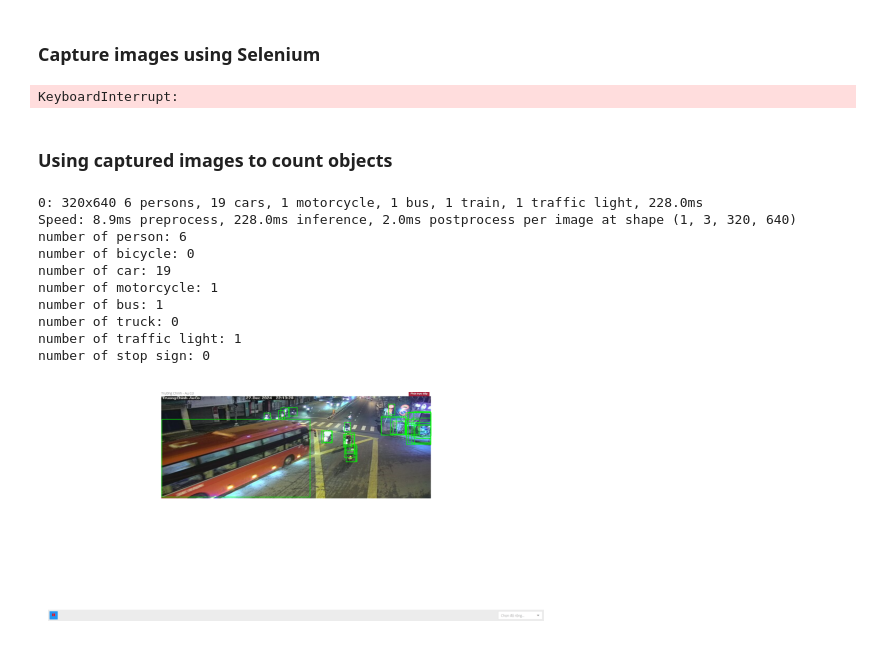
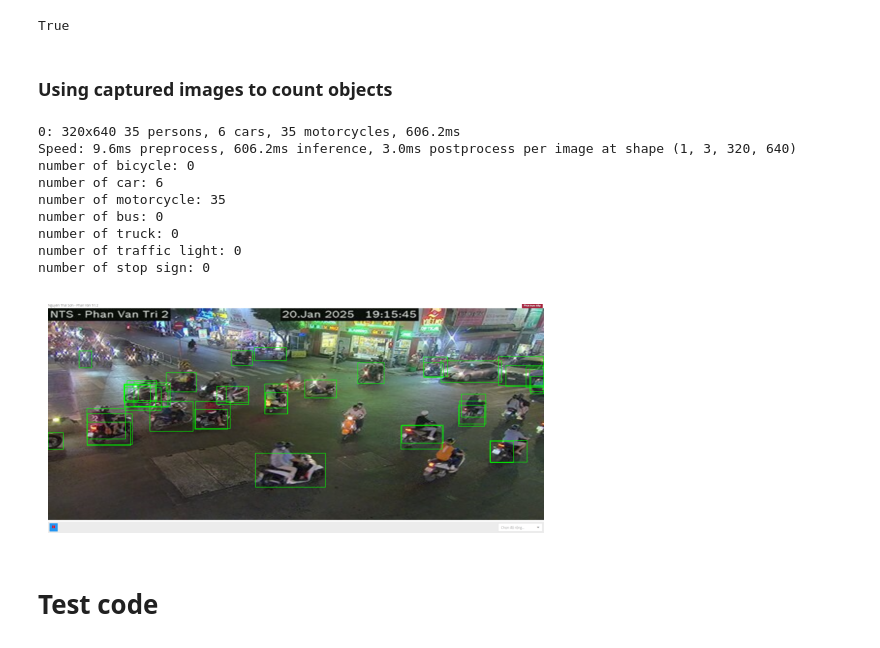
Before and after one commit to mjngxwnj/Kafka_Basic, a Jupyter notebook: test_yolov8.ipynb, the cells around one changed output. Drawn from its saved outputs; the diff is of its cells as text; code cells hidden in the pictures.

```diff
--- a/test_yolov8.ipynb
+++ b/test_yolov8.ipynb
@@ -1,18 +0,0 @@
-# %% [markdown]
-### Capture images using Selenium
-# %%
-from selenium import webdriver
-
-CAMERA_TRUONGCHINH_AUCO_STREET = "http://giaothong.hochiminhcity.gov.vn/expandcameraplayer/?camId=56df807bc062921100c143da&camLocation=Tr%C6%B0%E1%BB%9Dng%20Chinh%20-%20%C3%82u%20C%C6%A1&camMode=camera&videoUrl=https://d2zihajmogu5jn.cloudfront.net/bipbop-advanced/bipbop_16x9_variant.m3u8"
-def screen_shot():
-    options = webdriver.ChromeOptions()
-    options.add_argument("--headless")
-    driver = webdriver.Chrome(options = options)
-
-    driver.get(CAMERA_TRUONGCHINH_AUCO_STREET)
-    driver.set_window_size(1920, 1080)
-    driver.save_screenshot("cam.png")
-
-screen_shot()
-# %% [output]
-KeyboardInterrupt:
@@ -19,3 +11,9 @@ KeyboardInterrupt:
+# %%
+driver.get(CAMERA_NGUYENTHAISON_PHANVANTRI2_STREET)
+driver.set_window_size(1920, 1080)
+driver.save_screenshot("cam.png")
+# %% [output]
+True
 # %% [markdown]
 ### Using captured images to count objects
 # %%
@@ -24,51 +22,52 @@ from ultralytics import YOLO
 import matplotlib.pyplot as plt
 
 #use yolov8 model
-model = YOLO("yolov8n.pt")
+model = YOLO("yolov8s.pt")
 
 #count vehicle
 def count_vehicle():
     #set of vehicle count
-    vehicle_count = {'person': 0, 'bicycle': 0, 'car': 0, 'motorcycle': 0,
+    vehicle_count = {'bicycle': 0, 'car': 0, 'motorcycle': 0,
                      'bus': 0, 'truck': 0, 'traffic light': 0, 'stop sign': 0}
 
     #mapping with each vehicle id
-    mapping = {0: 'person', 1: 'bicycle', 2: 'car', 3: 'motorcycle',
+    mapping = {1: 'bicycle', 2: 'car', 3: 'motorcycle',
                 5: 'bus', 7: 'truck', 9: 'traffic light', 11: 'stop sign'}
 
     img = cv2.imread("cam.png")
 
-    results = model(img, conf = 0.05)
+    results = model(img, conf = 0.1)
     results = results[0]
 
     #names of each vehicle
     vehicle_names = results.names
 
     for box in results.boxes:
         class_id = int(box.cls)
         if class_id in mapping:
             vehicle_count[mapping[class_id]] += 1
 
             x1, y1, x2, y2 = map(int, box.xyxy[0])
             cv2.rectangle(img, (x1, y1), (x2, y2), (0, 255, 0), 2)
 
     for vehicle, cnt in vehicle_count.items():
         print(f"number of {vehicle}: {cnt}")
 
     plt.imshow(cv2.cvtColor(img, cv2.COLOR_BGR2RGB))
     plt.axis('off')
     plt.show()
 
 count_vehicle()
 # %% [output]
-0: 320x640 6 persons, 19 cars, 1 motorcycle, 1 bus, 1 train, 1 traffic light, 228.0ms
-Speed: 8.9ms preprocess, 228.0ms inference, 2.0ms postprocess per image at shape (1, 3, 320, 640)
-number of person: 6
+0: 320x640 35 persons, 6 cars, 35 motorcycles, 606.2ms
+Speed: 9.6ms preprocess, 606.2ms inference, 3.0ms postprocess per image at shape (1, 3, 320, 640)
 number of bicycle: 0
-number of car: 19
-number of motorcycle: 1
-number of bus: 1
+number of car: 6
+number of motorcycle: 35
+number of bus: 0
 number of truck: 0
-number of traffic light: 1
+number of traffic light: 0
 number of stop sign: 0
-[figure, old version]
+[figure, new version]
+# %% [markdown]
+# Test code
```
Also changed, not shown: parts of 7 cells of this notebook, 23 other files.
